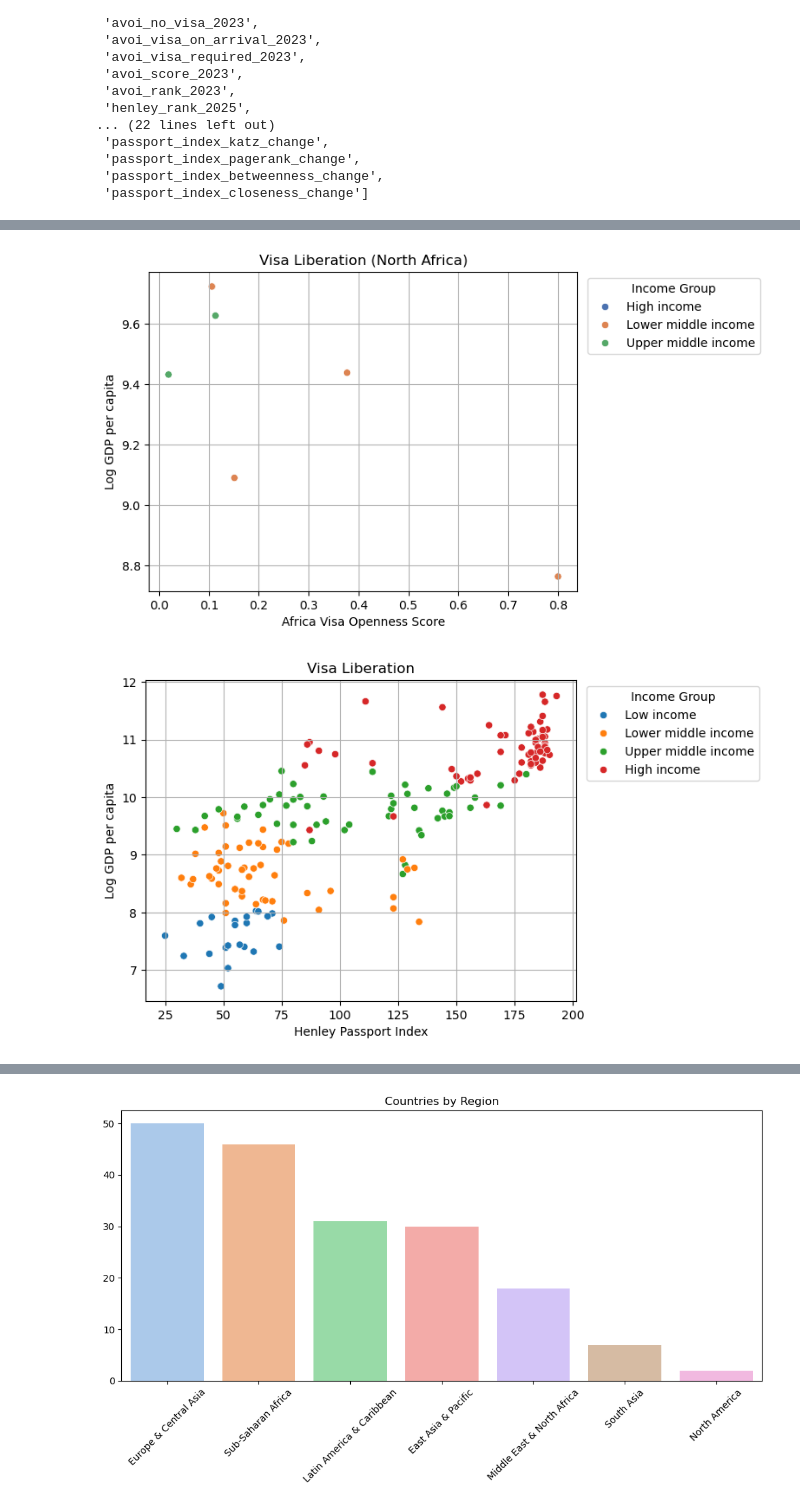
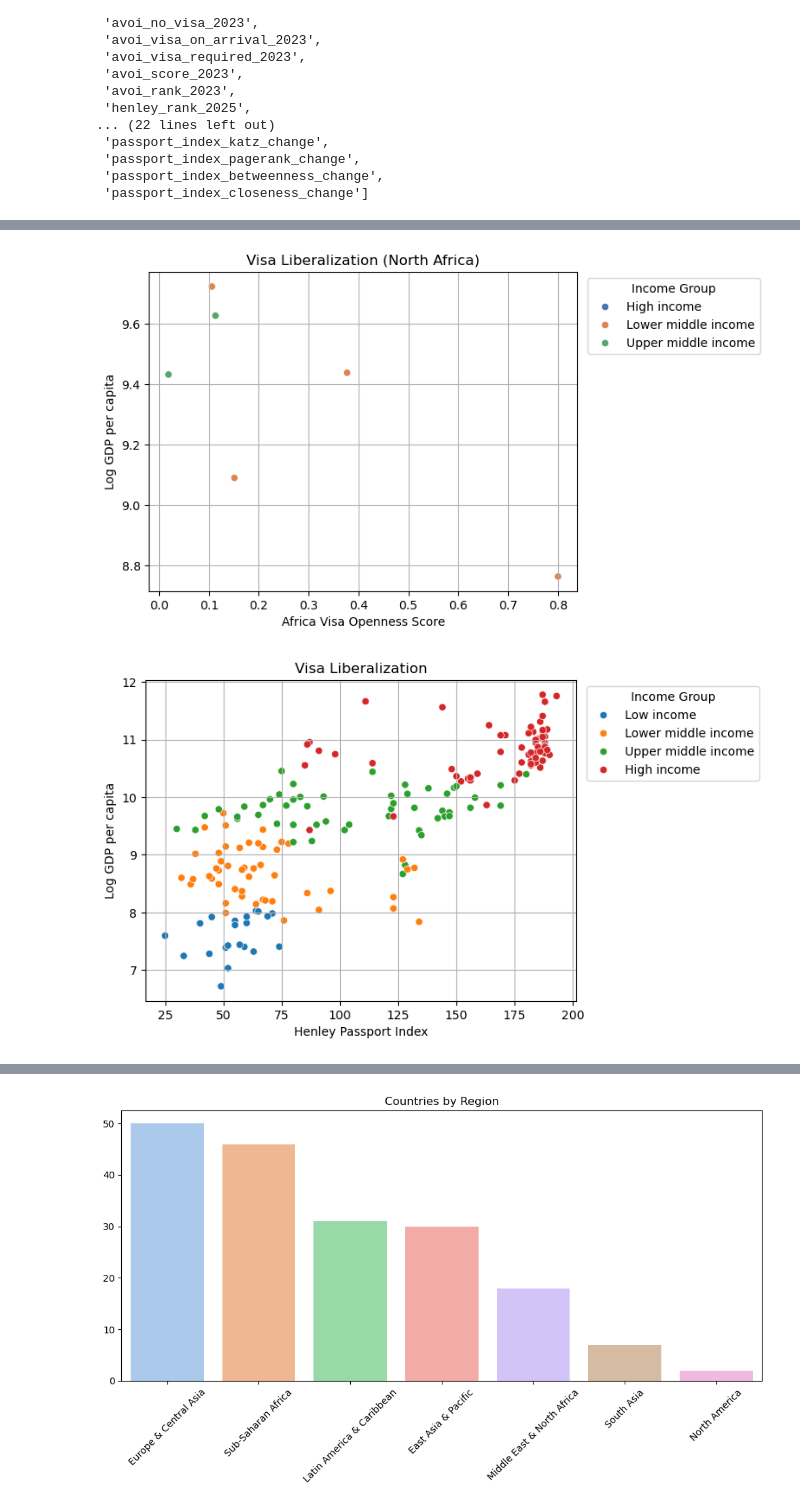
Before and after one commit to mtwesley/africa-visa-liberalization, a Jupyter notebook: notebook.ipynb, the cells around one changed output, grey strips where cells are left out. Saved outputs shown, nothing was run; the diff lists cells and outputs as text; code cells hidden in the pictures.

```diff
--- a/notebook.ipynb
+++ b/notebook.ipynb
@@ -787,22 +787,22 @@ plt.show()
 # %%
 # Plot the relationship between log GDP per capita and visa openness score - North Africa
 plt.figure()
 sns.scatterplot(
     data=merged_cleaned_north_africa,
     x="avoi_score_2023",
     y="log_gdp_ppc_2023",
     hue="income_group",
     palette="deep",
 )
-plt.title("Visa Liberation (North Africa)")
+plt.title("Visa Liberalization (North Africa)")
 plt.xlabel("Africa Visa Openness Score")
 plt.ylabel("Log GDP per capita")
 plt.legend(title="Income Group", bbox_to_anchor=(1.01, 1), loc="upper left")
 plt.grid()
 plt.savefig("output/avoi_score_north_africa_2023.png", dpi=300, bbox_inches="tight")
 plt.show()
 # %% [output]
-[figure, old version]
+[figure, new version]
 # %%
 # Plot the relationship between log GDP per capita and Henley Passport Index
 plt.figure()
@@ -812,7 +812,7 @@ sns.scatterplot(
     y="log_gdp_ppc_2023",
     hue="income_group",
 )
-plt.title("Visa Liberation")
+plt.title("Visa Liberalization")
 plt.xlabel("Henley Passport Index")
 plt.ylabel("Log GDP per capita")
 plt.legend(title="Income Group", bbox_to_anchor=(1.01, 1), loc="upper left")
@@ -820,7 +820,7 @@ plt.grid()
 plt.savefig("output/henley_score_2025.png", dpi=300, bbox_inches="tight")
 plt.show()
 # %% [output]
-[figure, old version]
+[figure, new version]
 # %%
 # Plot the relationship between log GDP per capita and visa openness score
 plt.figure()
```
Also changed, not shown: parts of 24 cells of this notebook.
